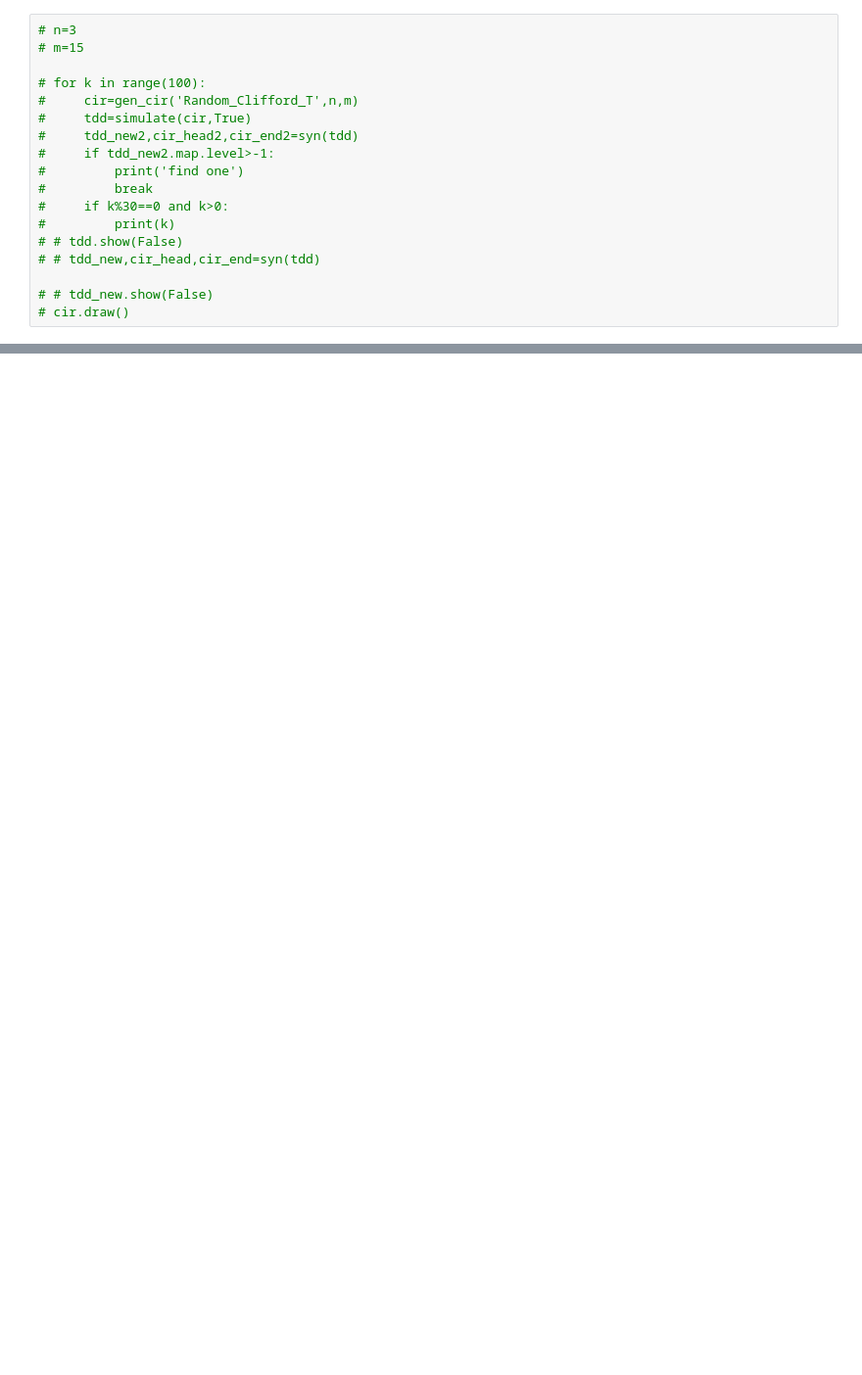
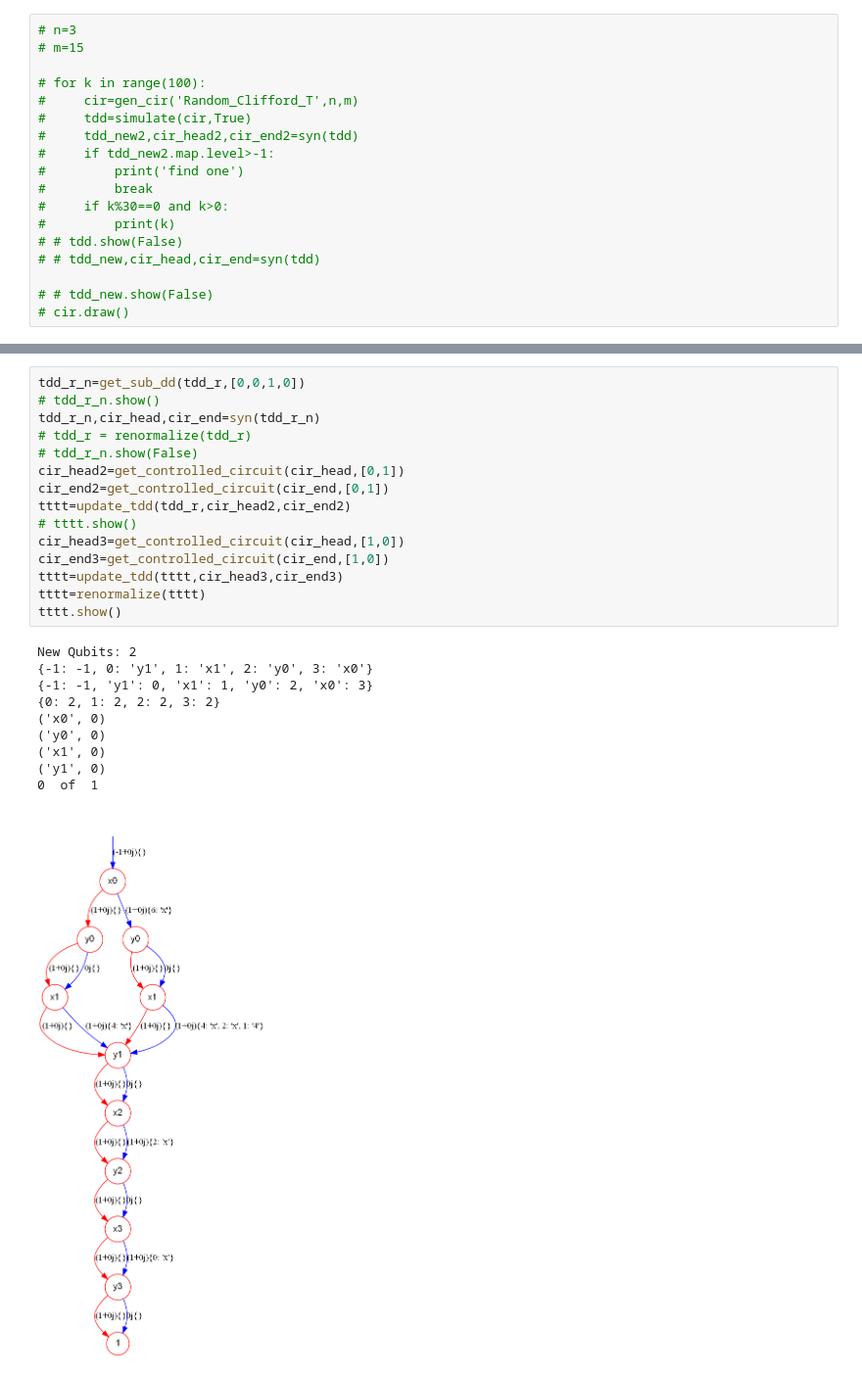
Before and after one commit to Veriqc/LimTDD, a Jupyter notebook: Test_Syn.ipynb, the cells around one changed output, grey strips where cells are left out. Shown: that part at 98% size. Saved outputs shown, nothing was run; the diff lists cells and outputs as text; blank space fills up the shorter version.

```diff
--- a/Test_Syn.ipynb
+++ b/Test_Syn.ipynb
@@ -782,0 +816,26 @@ Repeat 0
+# %%
+tdd_r_n=get_sub_dd(tdd_r,[0,0,1,0])
+# tdd_r_n.show()
+tdd_r_n,cir_head,cir_end=syn(tdd_r_n)
+# tdd_r = renormalize(tdd_r)
+# tdd_r_n.show(False)
+cir_head2=get_controlled_circuit(cir_head,[0,1])
+cir_end2=get_controlled_circuit(cir_end,[0,1])
+tttt=update_tdd(tdd_r,cir_head2,cir_end2)
+# tttt.show()
+cir_head3=get_controlled_circuit(cir_head,[1,0])
+cir_end3=get_controlled_circuit(cir_end,[1,0])
+tttt=update_tdd(tttt,cir_head3,cir_end3)
+tttt=renormalize(tttt)
+tttt.show()
+# %% [output]
+New Qubits: 2
+{-1: -1, 0: 'y1', 1: 'x1', 2: 'y0', 3: 'x0'}
+{-1: -1, 'y1': 0, 'x1': 1, 'y0': 2, 'x0': 3}
+{0: 2, 1: 2, 2: 2, 3: 2}
+('x0', 0)
+('y0', 0)
+('x1', 0)
+('y1', 0)
+0  of  1
+[figure, added]
```
Also changed, not shown: parts of 9 cells of this notebook.
